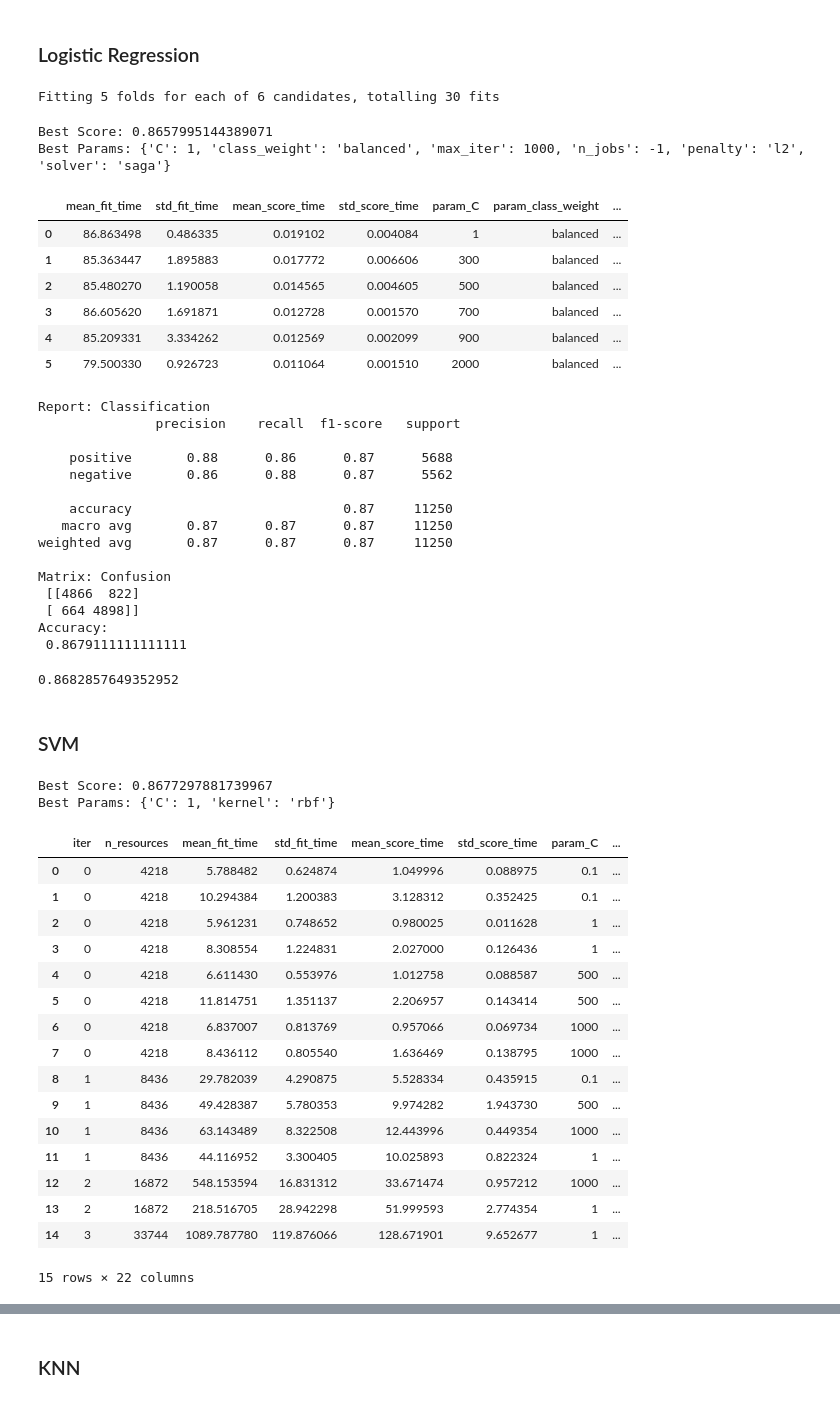
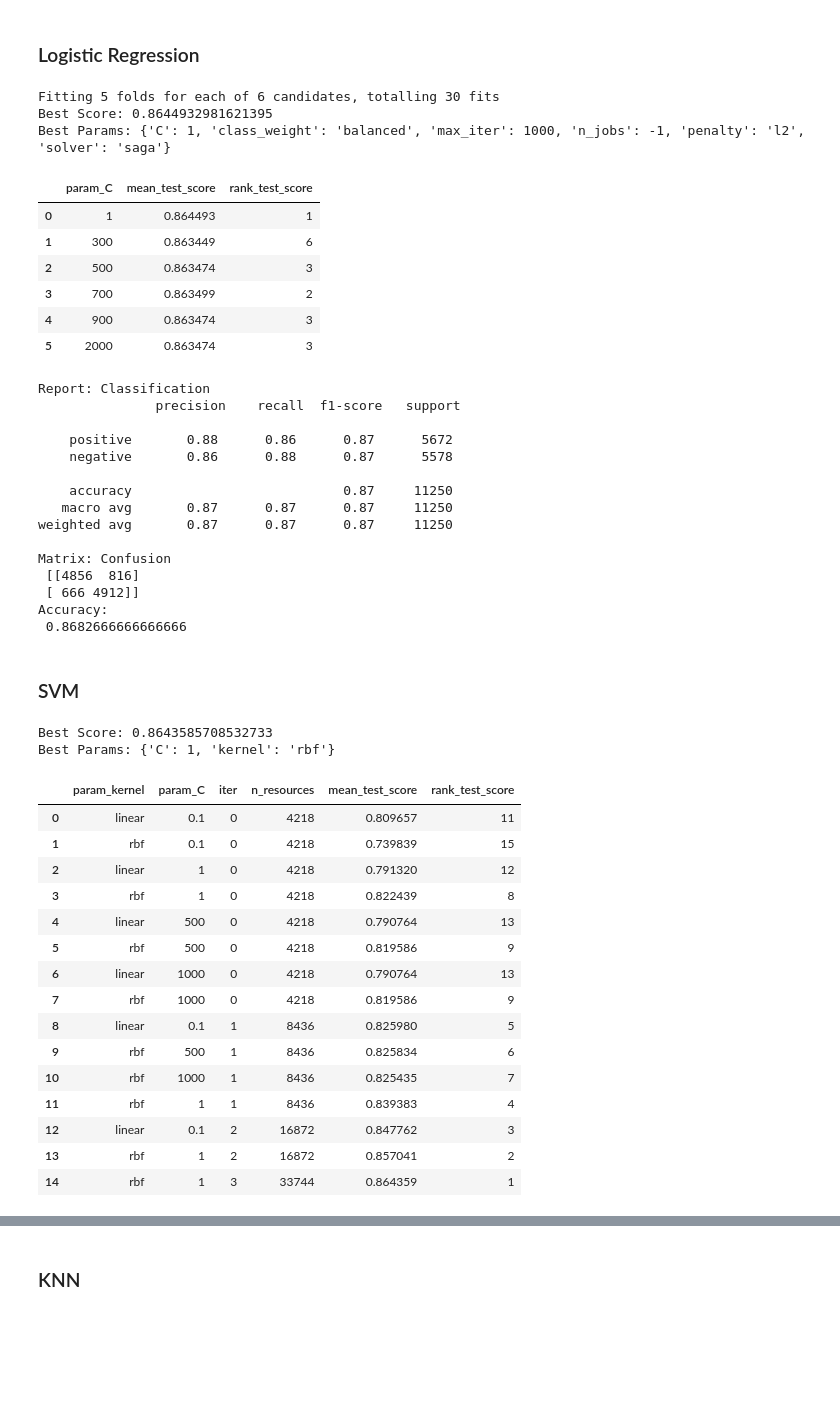
Before and after one commit to mryf323/ml_final_project, a Jupyter notebook: phase1.ipynb, the cells around one changed output, grey strips where cells are left out. Saved outputs shown, nothing was run; the diff lists cells and outputs as text; code cells hidden in the pictures; blank space fills up the shorter version.

```diff
--- a/phase1.ipynb
+++ b/phase1.ipynb
@@ -222,9 +222,15 @@ svc_grid = {
 }
 
 knn_grid = {
-    'n_neighbors' : [1, 100, 300, 500, 700, 900, 2000],
+    'n_neighbors' : [1, 100, 300, 500, 700, 900],
     'n_jobs' : [-1]
 }
+
+cols2show = ['mean_test_score','rank_test_score',]
+
+logistic_cols = ['param_C'] + cols2show
+svc_cols = ['param_kernel', 'param_C', 'iter', 'n_resources'] + cols2show
+knn_cols = ['param_n_neighbors', 'iter', 'n_resources'] + cols2show
 # %% [markdown]
 ## BoW
 # %% [markdown]
@@ -235,64 +241,62 @@ bow_log = GridSearchCV(estimator=bow_log, param_grid=logistic_grid, **general_gr
 bow_log.fit(X_train_bow, Y_train)
 print(f'Best Score: {bow_log.best_score_}')
 print(f'Best Params: {bow_log.best_params_}')
-pd.DataFrame(bow_log.cv_results_)
+pd.DataFrame(bow_log.cv_results_)[logistic_cols]
 # %% [output]
 Fitting 5 folds for each of 6 candidates, totalling 30 fits
+Best Score: 0.8644932981621395
+Best Params: {'C': 1, 'class_weight': 'balanced', 'max_iter': 1000, 'n_jobs': -1, 'penalty': 'l2', 'solver': 'saga'}
-Best Score: 0.8657995144389071
-Best Params: {'C': 1, 'class_weight': 'balanced', 'max_iter': 1000, 'n_jobs': -1, 'penalty': 'l2', 'solver': 'saga'}
-|  | mean_fit_time | std_fit_time | mean_score_time | std_score_time | param_C | param_class_weight | ... |
-| 0 | 86.863498 | 0.486335 | 0.019102 | 0.004084 | 1 | balanced | ... |
-| 1 | 85.363447 | 1.895883 | 0.017772 | 0.006606 | 300 | balanced | ... |
-| 2 | 85.480270 | 1.190058 | 0.014565 | 0.004605 | 500 | balanced | ... |
-| 3 | 86.605620 | 1.691871 | 0.012728 | 0.001570 | 700 | balanced | ... |
-| 4 | 85.209331 | 3.334262 | 0.012569 | 0.002099 | 900 | balanced | ... |
-| 5 | 79.500330 | 0.926723 | 0.011064 | 0.001510 | 2000 | balanced | ... |
+|  | param_C | mean_test_score | rank_test_score |
+| 0 | 1 | 0.864493 | 1 |
+| 1 | 300 | 0.863449 | 6 |
+| 2 | 500 | 0.863474 | 3 |
+| 3 | 700 | 0.863499 | 2 |
+| 4 | 900 | 0.863474 | 3 |
+| 5 | 2000 | 0.863474 | 3 |
 # %%
-analysis(Y_test, bow_log.predict(X_test_bow))
+bow_log_score = analysis(Y_test, bow_log.predict(X_test_bow))
 # %% [output]
 Report: Classification
                precision    recall  f1-score   support
 
-    positive       0.88      0.86      0.87      5688
-    negative       0.86      0.88      0.87      5562
+    positive       0.88      0.86      0.87      5672
+    negative       0.86      0.88      0.87      5578
 
     accuracy                           0.87     11250
    macro avg       0.87      0.87      0.87     11250
 weighted avg       0.87      0.87      0.87     11250
 
 Matrix: Confusion
- [[4866  822]
- [ 664 4898]]
+ [[4856  816]
+ [ 666 4912]]
 Accuracy:
- 0.8679111111111111
+ 0.8682666666666666
-0.8682857649352952
 # %% [markdown]
 ### SVM
 # %%
 bow_svm = svm.SVC()
-bow_svm = HalvingGridSearchCV(estimator=bow_svm, param_grid=svc_grid, cv = 4, n_jobs= -1, scoring='f1', factor=2)
+bow_svm = HalvingGridSearchCV(estimator=bow_svm, param_grid=svc_grid, cv = 3, n_jobs= -1, scoring='f1', factor=2)
 bow_svm.fit(X_train_bow, Y_train)
 print(f'Best Score: {bow_svm.best_score_}')
 print(f'Best Params: {bow_svm.best_params_}')
-pd.DataFrame(bow_svm.cv_results_)
+pd.DataFrame(bow_svm.cv_results_)[svc_cols]
 # %% [output]
-Best Score: 0.8677297881739967
+Best Score: 0.8643585708532733
 Best Params: {'C': 1, 'kernel': 'rbf'}
-|  | iter | n_resources | mean_fit_time | std_fit_time | mean_score_time | std_score_time | param_C | ... |
-| 0 | 0 | 4218 | 5.788482 | 0.624874 | 1.049996 | 0.088975 | 0.1 | ... |
-| 1 | 0 | 4218 | 10.294384 | 1.200383 | 3.128312 | 0.352425 | 0.1 | ... |
-| 2 | 0 | 4218 | 5.961231 | 0.748652 | 0.980025 | 0.011628 | 1 | ... |
-| 3 | 0 | 4218 | 8.308554 | 1.224831 | 2.027000 | 0.126436 | 1 | ... |
-| 4 | 0 | 4218 | 6.611430 | 0.553976 | 1.012758 | 0.088587 | 500 | ... |
-| 5 | 0 | 4218 | 11.814751 | 1.351137 | 2.206957 | 0.143414 | 500 | ... |
-| 6 | 0 | 4218 | 6.837007 | 0.813769 | 0.957066 | 0.069734 | 1000 | ... |
-| 7 | 0 | 4218 | 8.436112 | 0.805540 | 1.636469 | 0.138795 | 1000 | ... |
-| 8 | 1 | 8436 | 29.782039 | 4.290875 | 5.528334 | 0.435915 | 0.1 | ... |
-| 9 | 1 | 8436 | 49.428387 | 5.780353 | 9.974282 | 1.943730 | 500 | ... |
-| 10 | 1 | 8436 | 63.143489 | 8.322508 | 12.443996 | 0.449354 | 1000 | ... |
-| 11 | 1 | 8436 | 44.116952 | 3.300405 | 10.025893 | 0.822324 | 1 | ... |
-| 12 | 2 | 16872 | 548.153594 | 16.831312 | 33.671474 | 0.957212 | 1000 | ... |
-| 13 | 2 | 16872 | 218.516705 | 28.942298 | 51.999593 | 2.774354 | 1 | ... |
-| 14 | 3 | 33744 | 1089.787780 | 119.876066 | 128.671901 | 9.652677 | 1 | ... |
+|  | param_kernel | param_C | iter | n_resources | mean_test_score | rank_test_score |
+| 0 | linear | 0.1 | 0 | 4218 | 0.809657 | 11 |
+| 1 | rbf | 0.1 | 0 | 4218 | 0.739839 | 15 |
+| 2 | linear | 1 | 0 | 4218 | 0.791320 | 12 |
+| 3 | rbf | 1 | 0 | 4218 | 0.822439 | 8 |
+| 4 | linear | 500 | 0 | 4218 | 0.790764 | 13 |
+| 5 | rbf | 500 | 0 | 4218 | 0.819586 | 9 |
+| 6 | linear | 1000 | 0 | 4218 | 0.790764 | 13 |
+| 7 | rbf | 1000 | 0 | 4218 | 0.819586 | 9 |
+| 8 | linear | 0.1 | 1 | 8436 | 0.825980 | 5 |
+| 9 | rbf | 500 | 1 | 8436 | 0.825834 | 6 |
+| 10 | rbf | 1000 | 1 | 8436 | 0.825435 | 7 |
+| 11 | rbf | 1 | 1 | 8436 | 0.839383 | 4 |
+| 12 | linear | 0.1 | 2 | 16872 | 0.847762 | 3 |
+| 13 | rbf | 1 | 2 | 16872 | 0.857041 | 2 |
+| 14 | rbf | 1 | 3 | 33744 | 0.864359 | 1 |
-15 rows × 22 columns
 # %%
```
Also changed, not shown: parts of 17 cells of this notebook.
